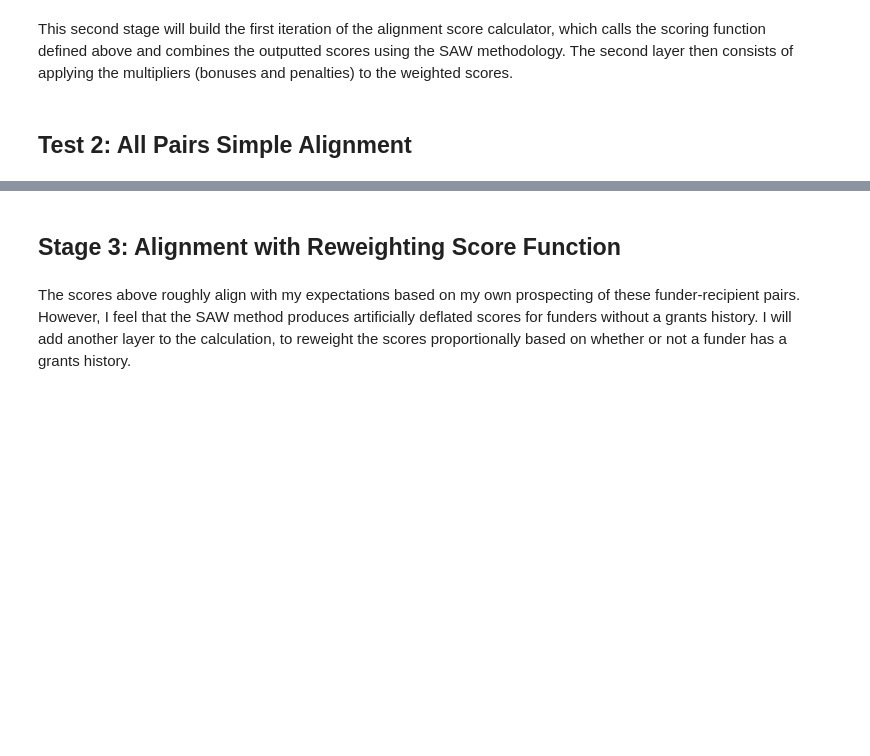
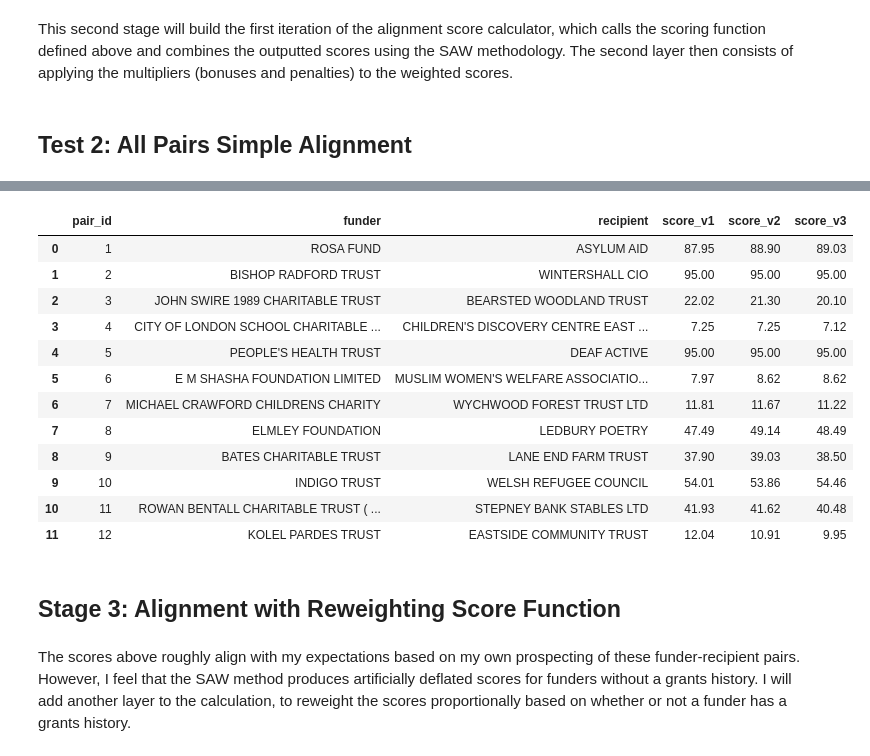
Before and after one commit to lico27/prospie, a Jupyter notebook: 10_scoring_logic/10.3_logic_testing_notebook.ipynb, the cells around one changed output, grey strips where cells are left out. Drawn from its saved outputs; the diff is of its cells as text; code cells hidden in the pictures; blank space fills up the shorter version.

Commit message:
run weight tests and write observations

```diff
--- a/10_scoring_logic/10.3_logic_testing_notebook.ipynb
+++ b/10_scoring_logic/10.3_logic_testing_notebook.ipynb
@@ -76,6 +76,7 @@ pairs_backup = pairs_df.copy()
 # %% [markdown]
 # The Alignment Score Calculator
 # %%
+#set up weights
 weights_v1 = {
     "areas_weight": 0.06,
     "beneficiaries_weight": 0.04,
@@ -108,6 +109,12 @@ weights_v3 = {
     "grants_rp_weight": 0.21,
     "recipients_rp_weight": 0.21
 }
+
+weight_dicts = {
+    "v1": weights_v1,
+    "v2": weights_v2,
+    "v3": weights_v3
+}
 # %% [markdown]
 ## Stage 1: Scores and Reasonings Retrieval Function
 # %% [markdown]
@@ -404,7 +411,7 @@ Multipliers: SBF: 1.00 | KW: 1.00 | Rel: 1.00 | Areas: 1.00 | KW(RP): 1.00 | LV:
 # %% [markdown]
 This second stage will build the first iteration of the alignment score calculator, which calls the scoring function defined above and combines the outputted scores using the SAW methodology. The second layer then consists of applying the multipliers (bonuses and penalties) to the weighted scores.
 # %%
-def calculate_alignment_score_v1(pairs_df, idx, grants_df, areas_df, hierarchies_df, model):
+def calculate_alignment_score_v1(pairs_df, idx, grants_df, areas_df, hierarchies_df, model, weights):
     """
     Combines all 18 scoring steps to produce one final alignment score.
     """
@@ -454,5 +460,0 @@ I will call the calculator function and display a card with the first iteration
-# %%
-#get scores for all pairs and display
-for idx, row in pairs_df.iterrows():
-    result_v1 = calculate_alignment_score_v1(pairs_df, idx, grants_df, areas_df, hierarchies_df, model)
-    format_tests(idx, row, result_v1)
@@ -484,3 +461,42 @@ prospie score: 10.91%
+# %%
+pd.set_option("display.max_rows", None)
+pd.set_option("display.max_columns", None)
+pd.set_option("display.width", None)
+# %%
+#create results dataframe
+results_v1 = []
+
+for idx, row in pairs_df.iterrows():
+    result_row = {
+        "pair_id": idx + 1,
+        "funder": row["name"],
+        "recipient": row["user_name"]
+    }
+
+    #calculate score for each weight set
+    for version, weights in weight_dicts.items():
+        score = calculate_alignment_score_v1(pairs_df, idx, grants_df, areas_df, hierarchies_df, model, weights)
+        result_row[f"score_{version}"] = round(score * 100, 2)
+
+    results_v1.append(result_row)
+
+#create and display dataframe
+results_v1_df = pd.DataFrame(results_v1)
+results_v1_df
+# %% [output]
+|  | pair_id | funder | recipient | score_v1 | score_v2 | score_v3 |
+| 0 | 1 | ROSA FUND | ASYLUM AID | 87.95 | 88.90 | 89.03 |
+| 1 | 2 | BISHOP RADFORD TRUST | WINTERSHALL CIO | 95.00 | 95.00 | 95.00 |
+| 2 | 3 | JOHN SWIRE 1989 CHARITABLE TRUST | BEARSTED WOODLAND TRUST | 22.02 | 21.30 | 20.10 |
+| 3 | 4 | CITY OF LONDON SCHOOL CHARITABLE ... | CHILDREN'S DISCOVERY CENTRE EAST ... | 7.25 | 7.25 | 7.12 |
+| 4 | 5 | PEOPLE'S HEALTH TRUST | DEAF ACTIVE | 95.00 | 95.00 | 95.00 |
+| 5 | 6 | E M SHASHA FOUNDATION LIMITED | MUSLIM WOMEN'S WELFARE ASSOCIATIO... | 7.97 | 8.62 | 8.62 |
+| 6 | 7 | MICHAEL CRAWFORD CHILDRENS CHARITY | WYCHWOOD FOREST TRUST LTD | 11.81 | 11.67 | 11.22 |
+| 7 | 8 | ELMLEY FOUNDATION | LEDBURY POETRY | 47.49 | 49.14 | 48.49 |
+| 8 | 9 | BATES CHARITABLE TRUST | LANE END FARM TRUST | 37.90 | 39.03 | 38.50 |
+| 9 | 10 | INDIGO TRUST | WELSH REFUGEE COUNCIL | 54.01 | 53.86 | 54.46 |
+| 10 | 11 | ROWAN BENTALL CHARITABLE TRUST ( ... | STEPNEY BANK STABLES LTD | 41.93 | 41.62 | 40.48 |
+| 11 | 12 | KOLEL PARDES TRUST | EASTSIDE COMMUNITY TRUST | 12.04 | 10.91 | 9.95 |
 # %% [markdown]
 ## Stage 3: Alignment with Reweighting Score Function
 # %% [markdown]
```
Also changed, not shown: parts of 8 cells of this notebook.
